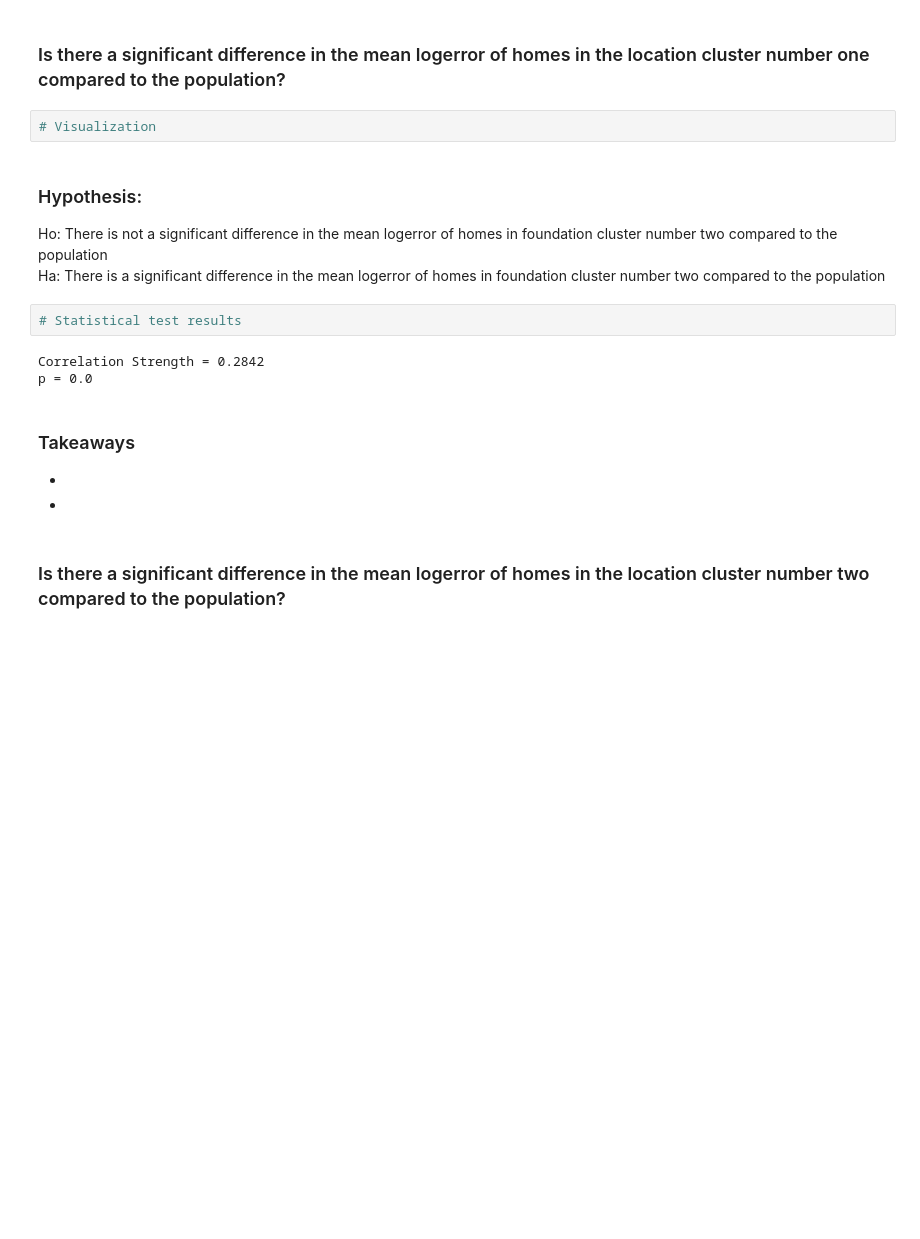
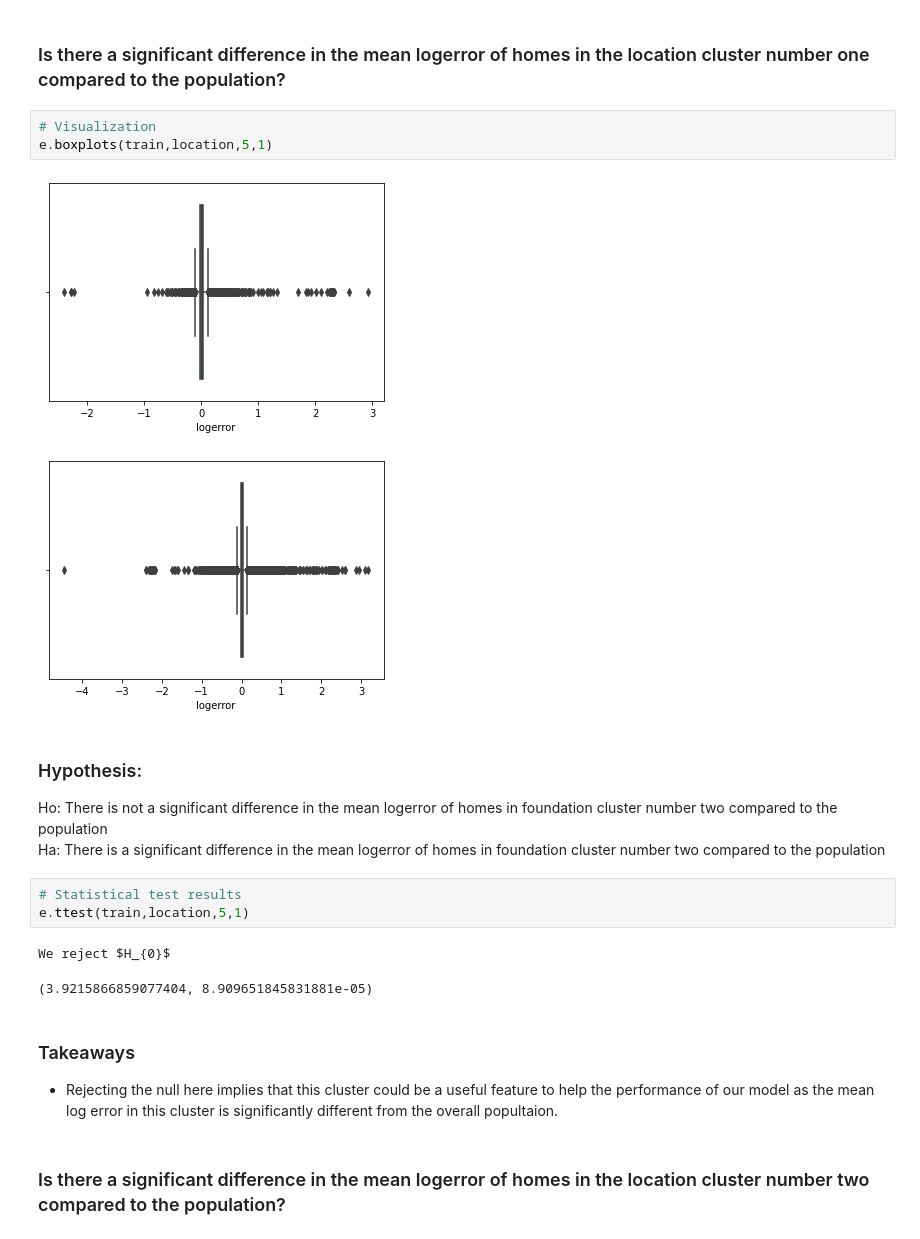
Before and after one commit to zach-allante/clustering-project, a Jupyter notebook: final_project_notebook.ipynb, the cells around one changed output. Saved outputs shown, nothing was run; the diff lists cells and outputs as text; blank space fills up the shorter version.

```diff
--- a/final_project_notebook.ipynb
+++ b/final_project_notebook.ipynb
@@ -121,6 +143,10 @@ p = 0.0
 ### Is there a significant difference in the mean logerror of homes in the location cluster number one compared to the population?
 # %%
 # Visualization
+e.boxplots(train,location,5,1)
+# %% [output]
+[figure, added]
+[figure, added]
 # %% [markdown]
 ### Hypothesis:
 
@@ -128,14 +154,14 @@ Ho: There is not a significant difference in the mean logerror of homes in found
 Ha: There is a significant difference in the mean logerror of homes in foundation cluster number two compared to the population
 # %%
 # Statistical test results
+e.ttest(train,location,5,1)
 # %% [output]
-Correlation Strength = 0.2842
-p = 0.0
+We reject $H_{0}$
+(3.9215866859077404, 8.909651845831881e-05)
 # %% [markdown]
 ### Takeaways
 
--
--
+- Rejecting the null here implies that this cluster could be a useful feature to help the performance of our model as the mean log error in this cluster is significantly different from the overall popultaion.
 # %% [markdown]
 ### Is there a significant difference in the mean logerror of homes in the location cluster number two compared to the population?
 # %%
```
Also changed, not shown: parts of 36 cells of this notebook.
